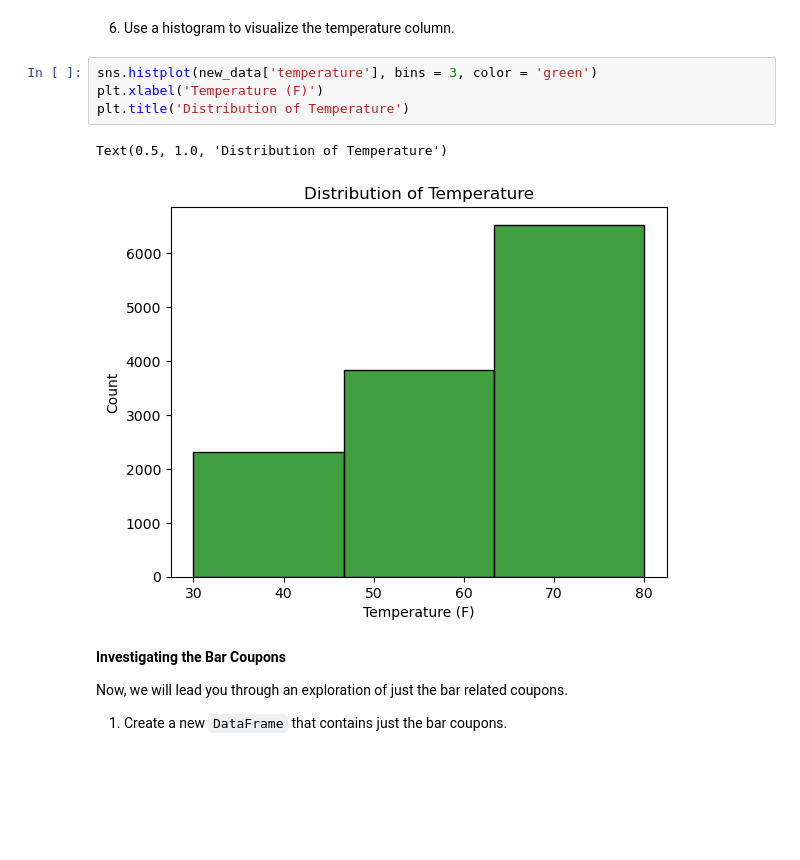
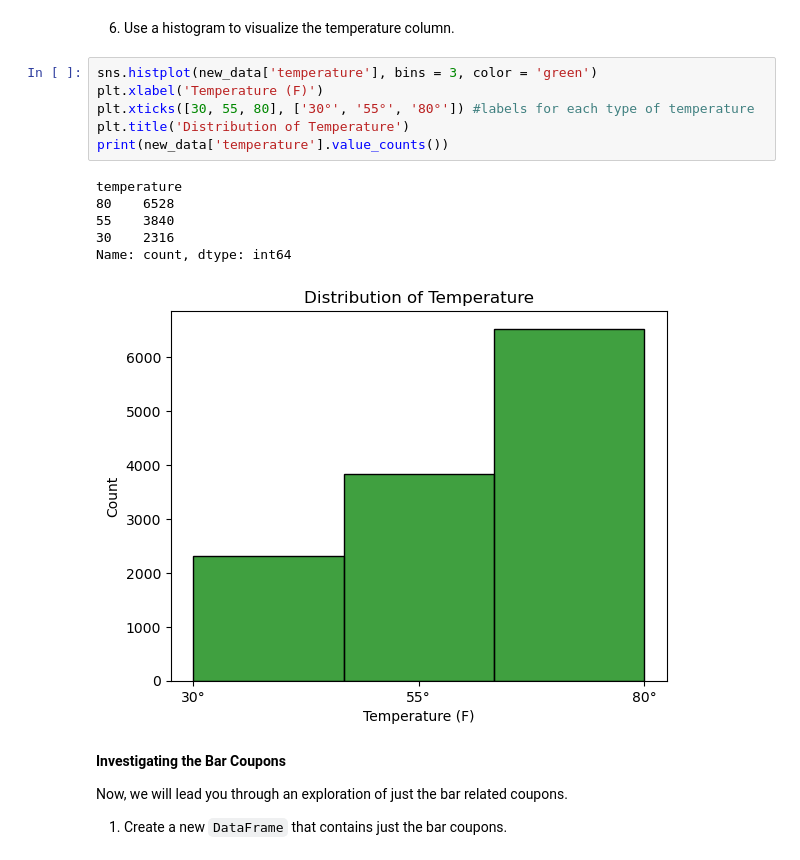
Before and after one commit to aditya-prabhu-21/MachineLearning-AI-Training, a Jupyter notebook: prompt.ipynb, the cells around one changed output. Saved outputs shown, nothing was run; the diff lists cells and outputs as text; blank space fills up the shorter version.

```diff
--- a/prompt.ipynb
+++ b/prompt.ipynb
@@ -136,10 +120,16 @@ plt.show()
 # %%
 sns.histplot(new_data['temperature'], bins = 3, color = 'green')
 plt.xlabel('Temperature (F)')
+plt.xticks([30, 55, 80], ['30°', '55°', '80°']) #labels for each type of temperature
 plt.title('Distribution of Temperature')
+print(new_data['temperature'].value_counts())
 # %% [output]
-Text(0.5, 1.0, 'Distribution of Temperature')
+temperature
+80    6528
+55    3840
+30    2316
+Name: count, dtype: int64
-[figure, old version]
+[figure, new version]
 # %% [markdown]
 **Investigating the Bar Coupons**
 
```
Also changed, not shown: parts of 5 cells of this notebook.
